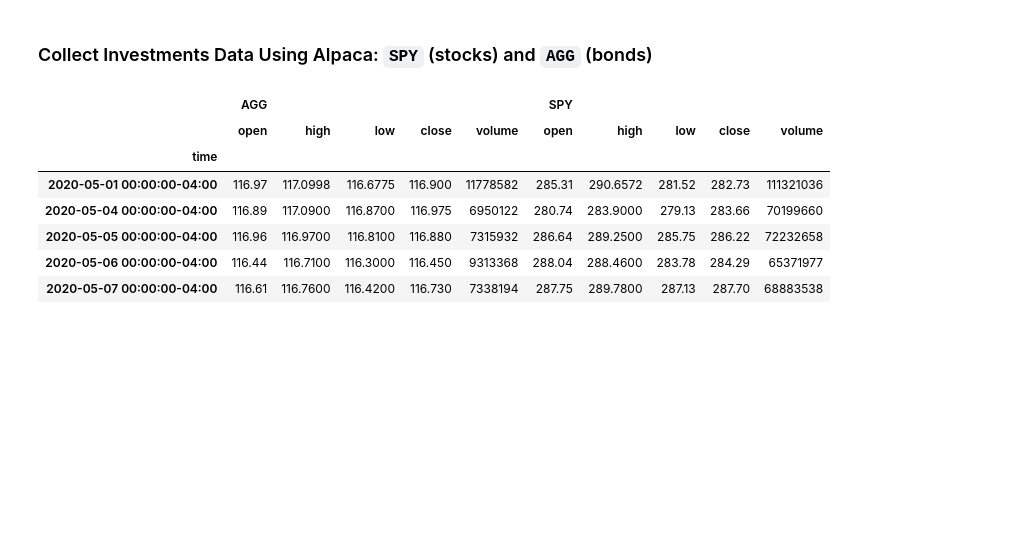
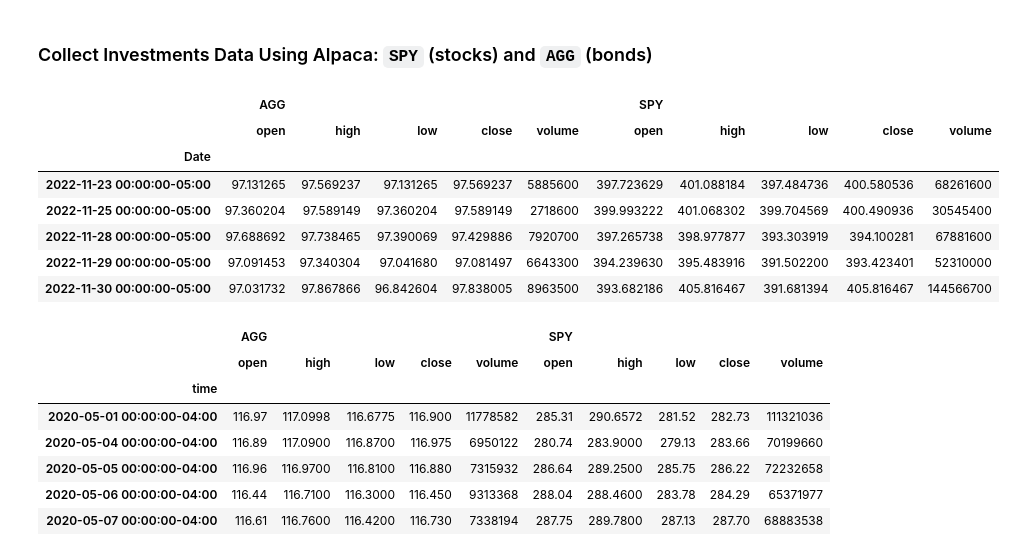
Before and after one commit to dileepadrd/module-5-assignment-financial-forecast, a Jupyter notebook: financial-planner.ipynb, the cells around one changed output. Drawn from its saved outputs; the diff is of its cells as text; code cells hidden in the pictures; blank space fills up the shorter version.

Commit message:
Get AGG and SPY stock history

```diff
--- a/financial-planner.ipynb
+++ b/financial-planner.ipynb
@@ -12,9 +12,13 @@ import json
 
 %matplotlib inline
 # %%
+# This section includes all common utilitiy functions that could be used in all other parts of the API
+
 def fetch_ccy_val(url, ccy_id):
     # ccy = currency
     # fetchCurrencyValue returns the current value of a cryto currency depending on the url given
+    # url is the url of the REST API to get the currency value
+    # ccy_id is the currency id
     try:
         res = req.get(url)
         res_j = json.loads(res.content)
@@ -22,6 +26,15 @@ def fetch_ccy_val(url, ccy_id):
         return val
     except req.exceptions.RequestException as e:
         return -1
+
+def get_one_month_history(symbol):
+    # get_one_month_history returns the data frame of stock history and format the columns
+    # plus this returns only records for one month
+    ticker = yf.Ticker(symbol)
+    hist = ticker.history(period="1mo") # Since we only need the most recent values, one month history would be sufficient
+    hist.drop(columns=["Dividends", "Stock Splits"], inplace=True)
+    hist.columns = ["open",	"high",	"low",	"close", "volume"]
+    return hist
 # %%
 # Load .env enviroment variables
 load_dotenv()
@@ -75,3 +82,18 @@ my_spy = 50
+# %%
+agg_hist = get_one_month_history("AGG")
+spy_hist = get_one_month_history("SPY")
+
+con_hist = pd.concat([agg_hist, spy_hist], axis=1, keys=["AGG", "SPY"])
+con_hist.head()
+# %% [output]
+|  | AGG |  |  |  |  | SPY |  |  |  |  |
+|  | open | high | low | close | volume | open | high | low | close | volume |
+| Date |  |  |  |  |  |  |  |  |  |  |
+| 2022-11-23 00:00:00-05:00 | 97.131265 | 97.569237 | 97.131265 | 97.569237 | 5885600 | 397.723629 | 401.088184 | 397.484736 | 400.580536 | 68261600 |
+| 2022-11-25 00:00:00-05:00 | 97.360204 | 97.589149 | 97.360204 | 97.589149 | 2718600 | 399.993222 | 401.068302 | 399.704569 | 400.490936 | 30545400 |
+| 2022-11-28 00:00:00-05:00 | 97.688692 | 97.738465 | 97.390069 | 97.429886 | 7920700 | 397.265738 | 398.977877 | 393.303919 | 394.100281 | 67881600 |
+| 2022-11-29 00:00:00-05:00 | 97.091453 | 97.340304 | 97.041680 | 97.081497 | 6643300 | 394.239630 | 395.483916 | 391.502200 | 393.423401 | 52310000 |
+| 2022-11-30 00:00:00-05:00 | 97.031732 | 97.867866 | 96.842604 | 97.838005 | 8963500 | 393.682186 | 405.816467 | 391.681394 | 405.816467 | 144566700 |
 # %%
 # Format current date as ISO format
 # YOUR CODE HERE!
```
Also changed, not shown: parts of 1 cell of this notebook, 1 other file.
